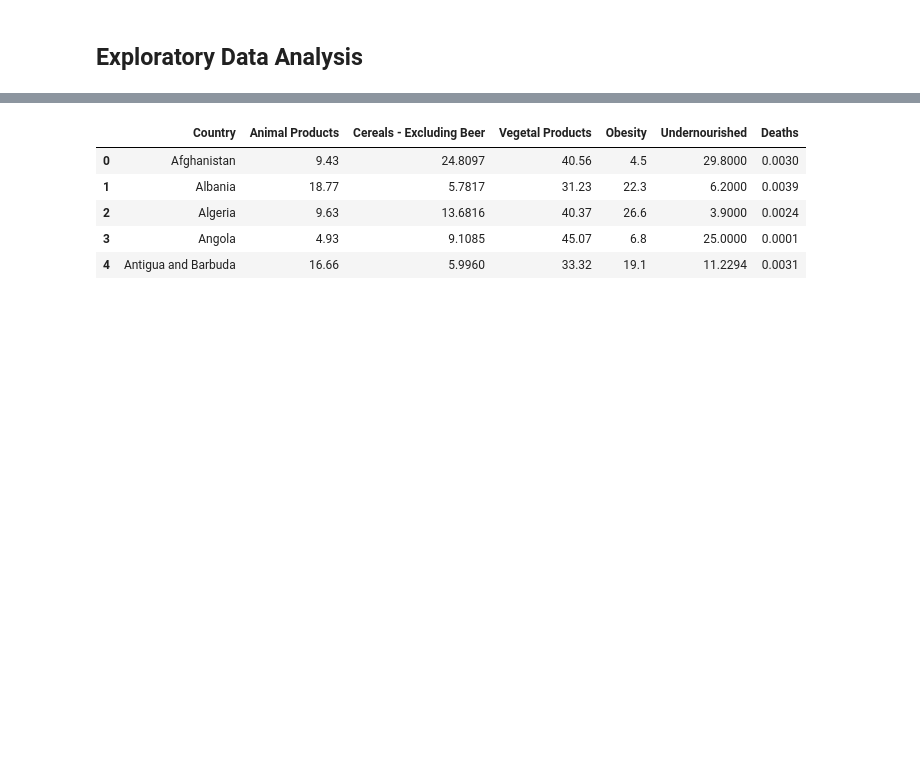
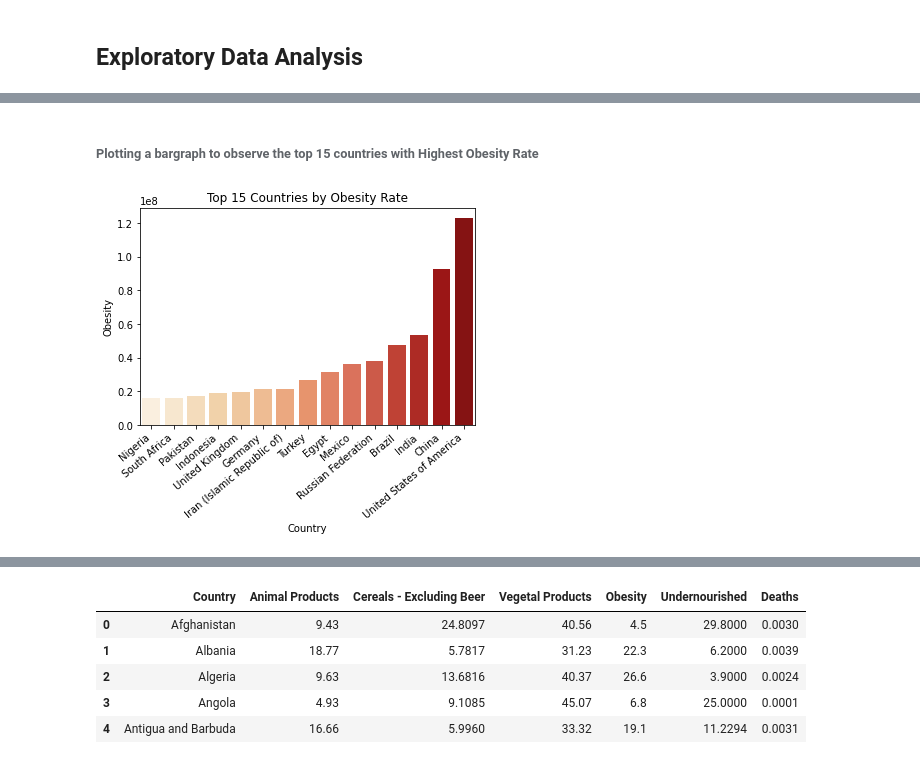
Before and after one commit to MahalavanyaSriram/COVID-19_Prediction, a Jupyter notebook: Kdd_Project.ipynb, the cells around one changed output, grey strips where cells are left out. Cells and saved outputs as stored; diff of their text form; code cells hidden in the pictures; blank space fills up the shorter version.

```diff
--- a/Kdd_Project.ipynb
+++ b/Kdd_Project.ipynb
@@ -255,0 +273,16 @@ warnings.filterwarnings('ignore')
+# %% [markdown]
+###### Plotting a bargraph to observe the top 15 countries with Highest Obesity Rate
+# %%
+# top 15 countries facing obesity issues
+covid_food_analysis.Obesity = covid_food_analysis.Obesity * covid_food_analysis.Population / 100
+covid_food_analysis.Obesity = np.round(covid_food_analysis.Obesity, decimals =0)
+Obesity_sorted = covid_food_analysis.sort_values(by=['Obesity'])
+# top 15 countries based on Obesity rate
+highest_ObesityRate_countries = Obesity_sorted.tail(15)
+#bar plot
+ax = sns.barplot('Country', 'Obesity', data = highest_ObesityRate_countries, palette="OrRd")
+ax.set_title('Top 15 Countries by Obesity Rate')
+ax.set_xticklabels(ax.get_xticklabels(),rotation=40, ha = 'right')
+plt.show()
+# %% [output]
+[figure, added]
```
Also changed, not shown: parts of 7 cells of this notebook.
